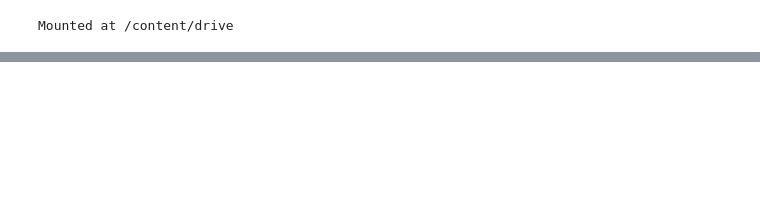
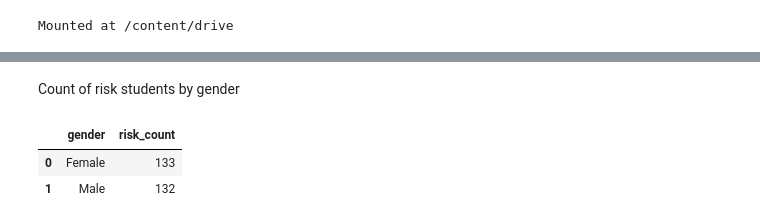
Before and after one commit to theHoodguy4587/Sri-Lanka-Student-Risk-Prediction, a Jupyter notebook: Sri_Lanka_Student_Risk_Prediction.ipynb, the cells around one changed output, grey strips where cells are left out. Saved outputs shown, nothing was run; the diff lists cells and outputs as text; code cells hidden in the pictures; blank space fills up the shorter version.

```diff
--- a/Sri_Lanka_Student_Risk_Prediction.ipynb
+++ b/Sri_Lanka_Student_Risk_Prediction.ipynb
@@ -25,0 +111,8 @@ Saving student-mat.csv to student-mat (1).csv
+# %% [markdown]
+Count of risk students by gender
+# %%
+pd.read_sql(""" SELECT CASE WHEN sex='1' THEN 'Male' ELSE 'Female' END AS gender,COUNT(*) AS risk_count FROM students WHERE risk='1' GROUP BY sex;""", conn)
+# %% [output]
+|  | gender | risk_count |
+| 0 | Female | 133 |
+| 1 | Male | 132 |
```
Also changed, not shown: parts of 16 cells of this notebook.
